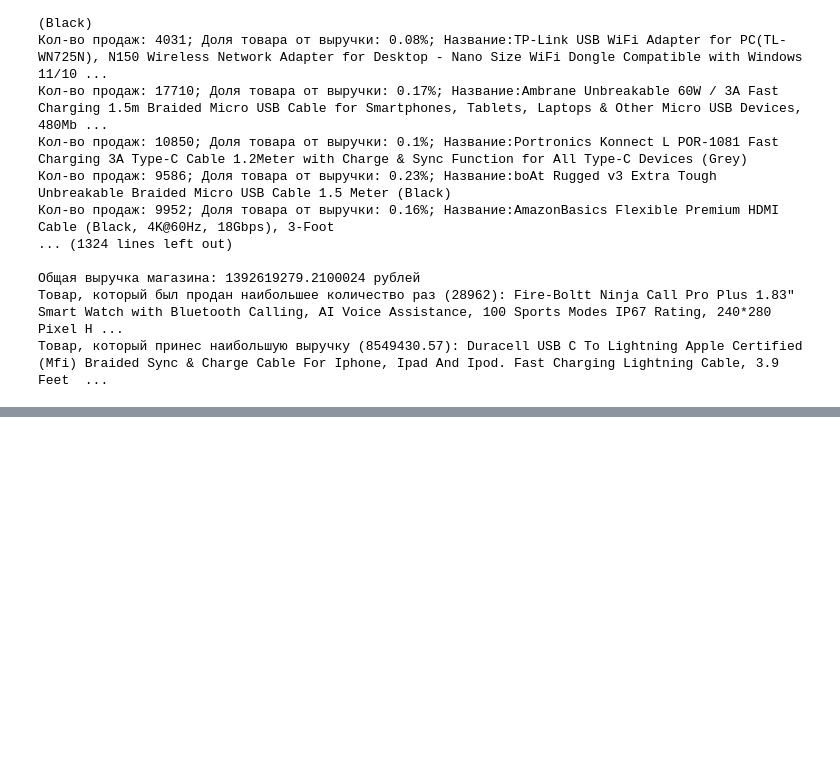
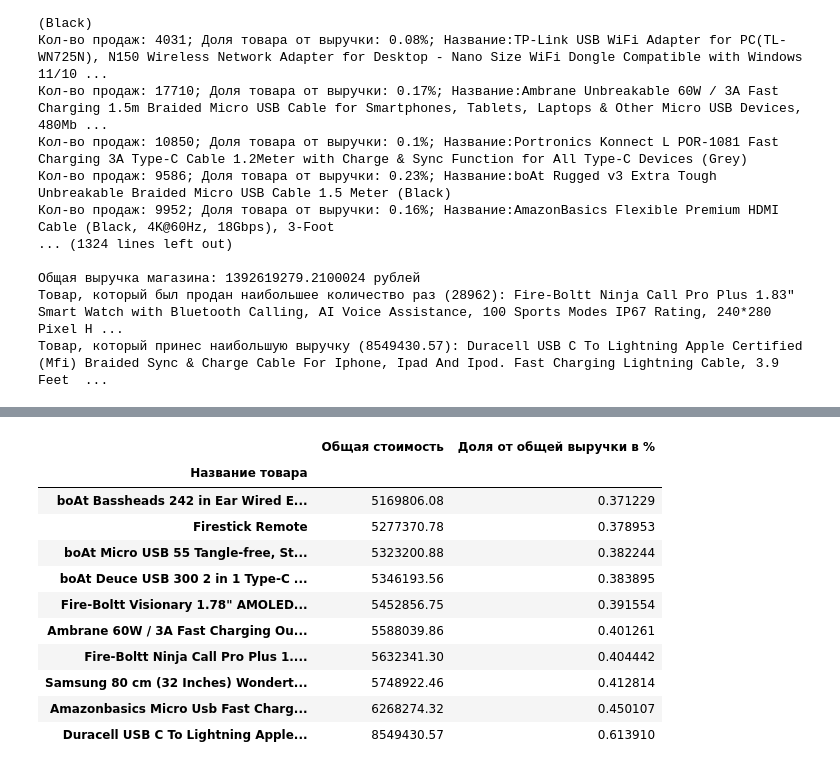
Before and after one commit to Abcdeshka/SIAOD, a Jupyter notebook: course.ipynb, the cells around one changed output, grey strips where cells are left out. Cells and saved outputs as stored; diff of their text form; code cells hidden in the pictures; blank space fills up the shorter version.

```diff
--- a/course.ipynb
+++ b/course.ipynb
@@ -170,0 +193,15 @@ plt.show()
+# %%
+df_grouped[[ 'Общая стоимость', 'Доля от общей выручки в %']]
+# %% [output]
+|  | Общая стоимость | Доля от общей выручки в % |
+| Название товара |  |  |
+| boAt Bassheads 242 in Ear Wired E... | 5169806.08 | 0.371229 |
+| Firestick Remote | 5277370.78 | 0.378953 |
+| boAt Micro USB 55 Tangle-free, St... | 5323200.88 | 0.382244 |
+| boAt Deuce USB 300 2 in 1 Type-C ... | 5346193.56 | 0.383895 |
+| Fire-Boltt Visionary 1.78" AMOLED... | 5452856.75 | 0.391554 |
+| Ambrane 60W / 3A Fast Charging Ou... | 5588039.86 | 0.401261 |
+| Fire-Boltt Ninja Call Pro Plus 1.... | 5632341.30 | 0.404442 |
+| Samsung 80 cm (32 Inches) Wondert... | 5748922.46 | 0.412814 |
+| Amazonbasics Micro Usb Fast Charg... | 6268274.32 | 0.450107 |
+| Duracell USB C To Lightning Apple... | 8549430.57 | 0.613910 |
```
Also changed, not shown: parts of 8 cells of this notebook.
